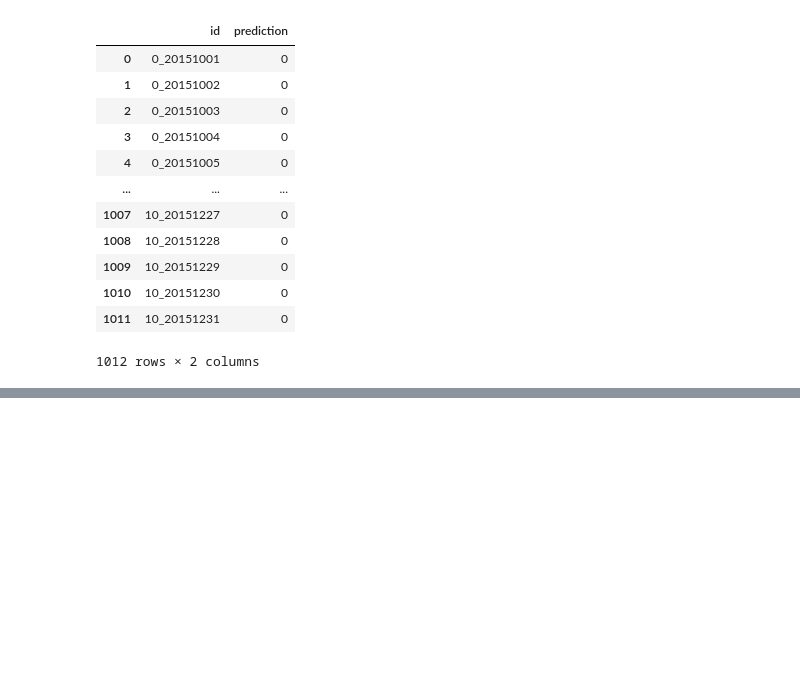
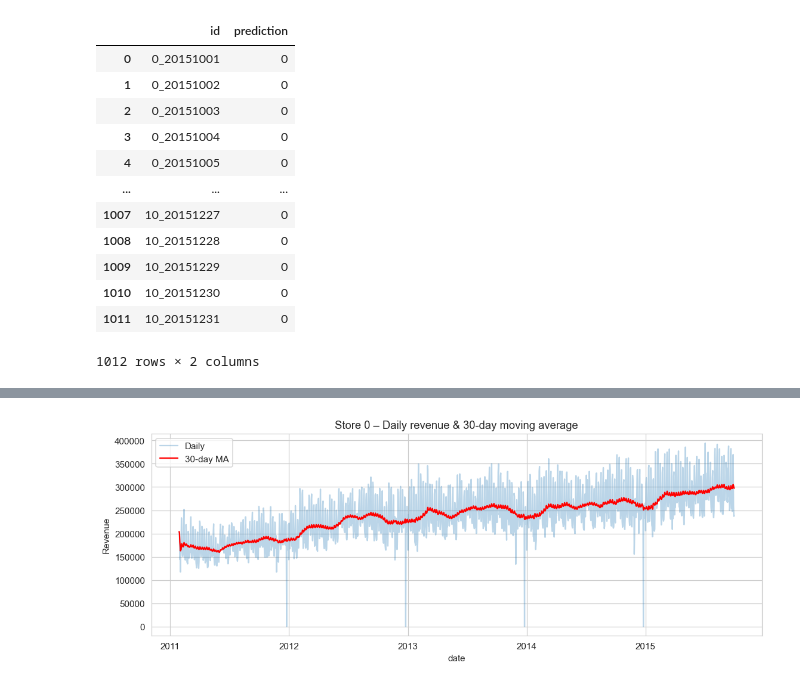
Before and after one commit to yuvala4/ADV_ML_Comp, a Jupyter notebook: Comp_ADV_ML.ipynb, the cells around one changed output, grey strips where cells are left out. Cells and saved outputs as stored; diff of their text form; code cells hidden in the pictures; blank space fills up the shorter version.

```diff
--- a/Comp_ADV_ML.ipynb
+++ b/Comp_ADV_ML.ipynb
@@ -152,0 +198,18 @@ def rmse(y_true, y_pred):
+# %%
+# -----------------------------------------------------------
+# Moving average overlay for the "all-stores" series (store_id 0)
+# -----------------------------------------------------------
+store0 = (
+    train_df.loc[train_df.store_id == 0]
+            .sort_values("date")
+            .assign(ma_30=lambda d: d.revenue.rolling(30, min_periods=1).mean())
+)
+
+plt.figure(figsize=(12,4))
+sns.lineplot(data=store0, x="date", y="revenue", alpha=0.3, label="Daily")
+sns.lineplot(data=store0, x="date", y="ma_30",        color="red", label="30-day MA")
+plt.title("Store 0 – Daily revenue & 30-day moving average")
+plt.ylabel("Revenue")
+plt.show()
+# %% [output]
+[figure, added]
```
Also changed, not shown: parts of 24 cells of this notebook.
